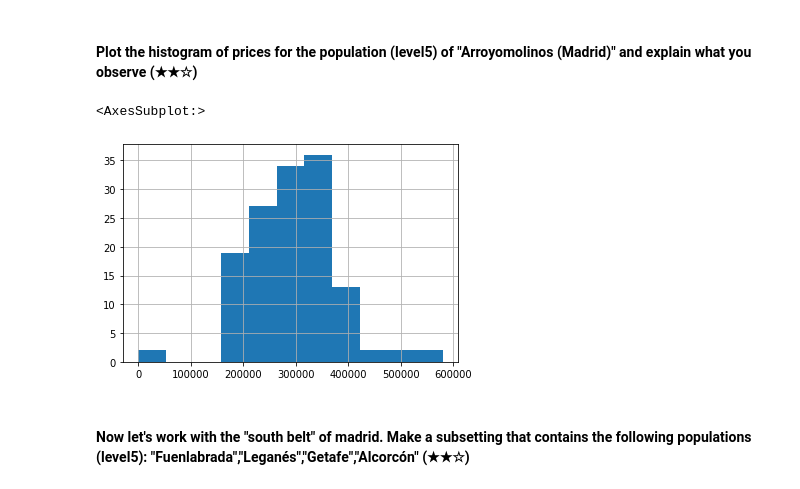
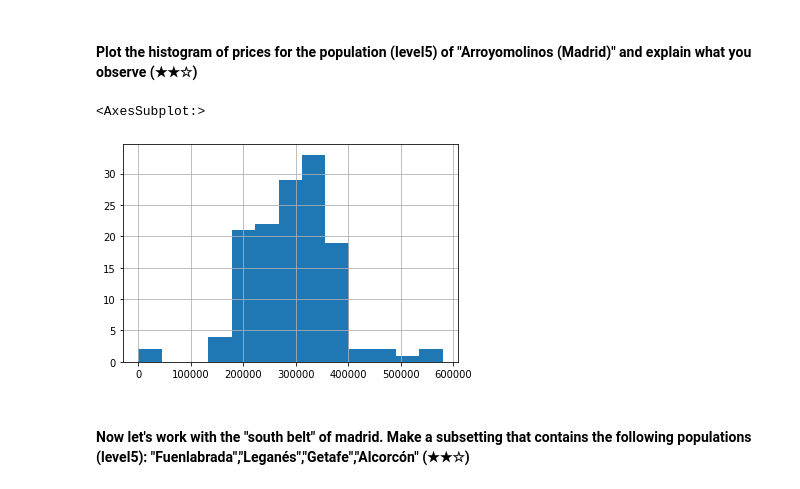
Before and after one commit to Alquem/ml_pre_work, a Jupyter notebook: 06-final_project/project.ipynb, the cells around one changed output. Saved outputs shown, nothing was run; the diff lists cells and outputs as text; code cells hidden in the pictures.

```diff
--- a/06-final_project/project.ipynb
+++ b/06-final_project/project.ipynb
@@ -127,9 +113,11 @@ Name: level5, Length: 168, dtype: int64
 # %% [markdown]
 #### Plot the histogram of prices for the population (level5) of "Arroyomolinos (Madrid)" and explain what you observe (★★☆)
 # %%
-df[["level5","price"]][df["level5"] == "Arroyomolinos (Madrid)"]["price"].hist(bins=11)
+df[["level5","price"]][df["level5"] == "Arroyomolinos (Madrid)"]["price"].hist(bins=13)
+# the great majority of the house prices are between 200000 and 400000
+# it could also mean that the population (level5) of "Arroyomolinos (Madrid)" is mainly middle class
 # %% [output]
 <AxesSubplot:>
-[figure, old version]
+[figure, new version]
 # %% [markdown]
 #### Now let's work with the "south belt" of madrid. Make a subsetting that contains the following populations (level5): "Fuenlabrada","Leganés","Getafe","Alcorcón" (★★☆)
```
Also changed, not shown: parts of 7 cells of this notebook.
